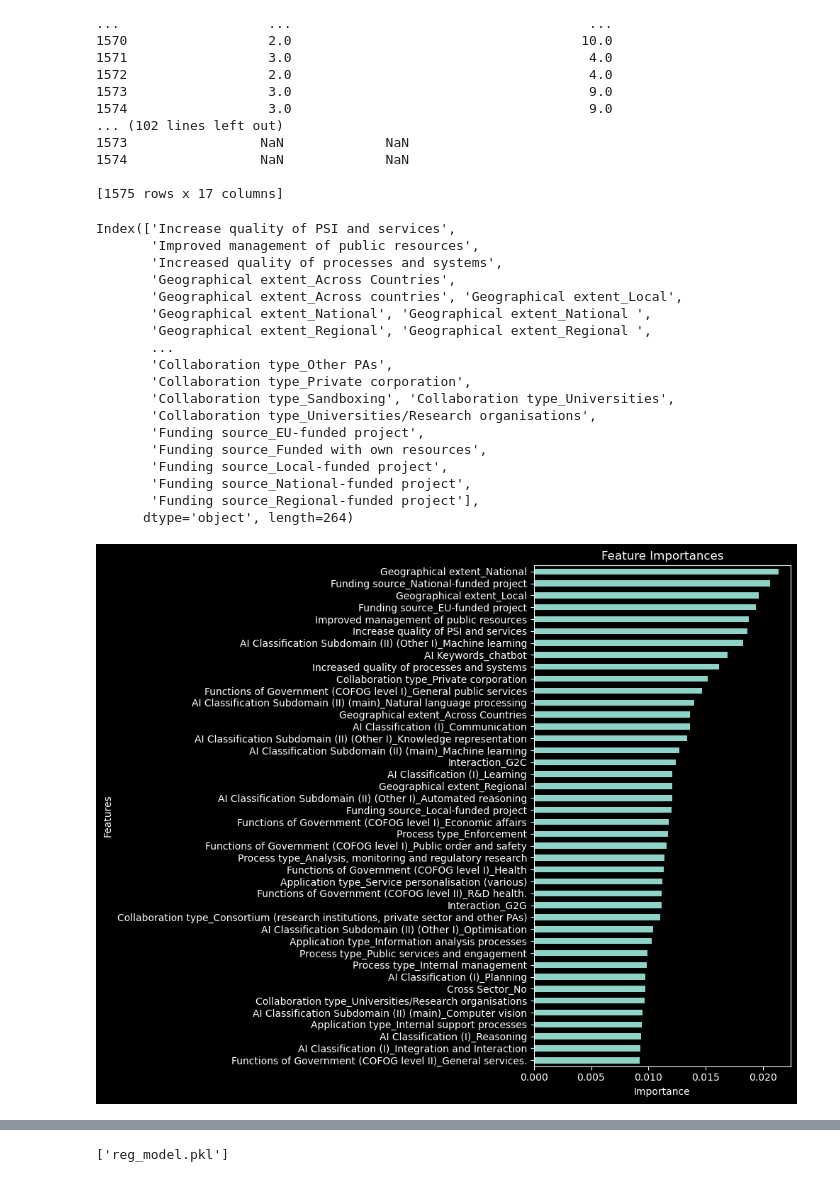
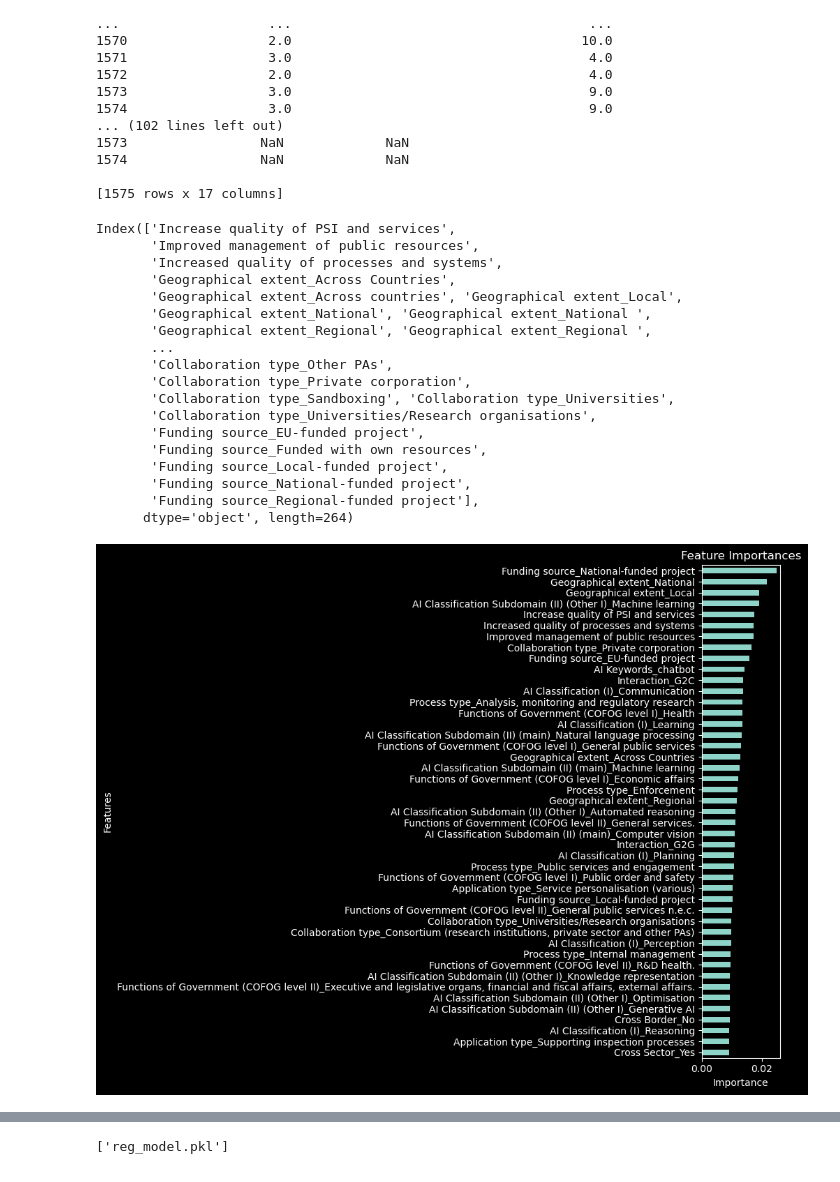
Before and after one commit to Marchant01/ai_eu_project, a Jupyter notebook: eda.ipynb, the cells around one changed output, grey strips where cells are left out. Drawn from its saved outputs; the diff is of its cells as text; code cells hidden in the pictures.

Commit message:
Fixed splitting of data for the two y variables and added cross-evaluation

```diff
--- a/eda.ipynb
+++ b/eda.ipynb
@@ -175,18 +161,31 @@ y_status = y_encoded
 X = df_oh
 
 # Split data
-X_train_val, X_test, y_status_train_val, y_status_test, y_time_train_val, y_time_test = train_test_split(
-    X, y_status, y_time, test_size=0.2, stratify=y_status, random_state=42
+X_train_val, X_test, y_status_train_val, y_status_test = train_test_split(
+    X, y_status, test_size=0.2, random_state=42
 )
 
 # Then split train_val into train and validation
-X_train, X_val, y_status_train, y_status_val, y_time_train, y_time_val = train_test_split(
-    X_train_val, y_status_train_val, y_time_train_val,
+X_train, X_val, y_status_train, y_status_val = train_test_split(
+    X_train_val, y_status_train_val,
     test_size=0.25,
     stratify=y_status_train_val,
     random_state=42
 )
+
+# Time dataset splitting
+X_time_train_val, X_time_test, y_time_train_val, y_time_test = train_test_split(
+    X, y_time, test_size=0.2, random_state=42
+)
+
+X_time_train, X_time_val, y_time_train, y_time_val = train_test_split(
+    X_time_train_val, y_time_train_val,
+    test_size=0.25,
+    random_state=42
+)
+
 # Scaling data
+
 scaler = StandardScaler()
 X_train = scaler.fit_transform(X_train)
 X_val = scaler.transform(X_val)
@@ -221,34 +220,34 @@ filtered_df.plot(
     figsize=(10, 8)
 )
 
 plt.title('Feature Importances')
 plt.xlabel('Importance')
 plt.ylabel('Features')
 
 plt.tight_layout()
 plt.show()
 
 plt.show()
 # %% [output]
 Index(['Increase quality of PSI and services',
        'Improved management of public resources',
        'Increased quality of processes and systems',
        'Geographical extent_Across Countries',
        'Geographical extent_Across countries', 'Geographical extent_Local',
        'Geographical extent_National', 'Geographical extent_National ',
        'Geographical extent_Regional', 'Geographical extent_Regional ',
        ...
        'Collaboration type_Other PAs',
        'Collaboration type_Private corporation',
        'Collaboration type_Sandboxing', 'Collaboration type_Universities',
        'Collaboration type_Universities/Research organisations',
        'Funding source_EU-funded project',
        'Funding source_Funded with own resources',
        'Funding source_Local-funded project',
        'Funding source_National-funded project',
        'Funding source_Regional-funded project'],
       dtype='object', length=264)
-[figure, old version]
+[figure, new version]
 # %%
 y_fi = y_encoded
 X_fi = df_oe
```
Also changed, not shown: parts of 5 cells of this notebook, 2 other files.
